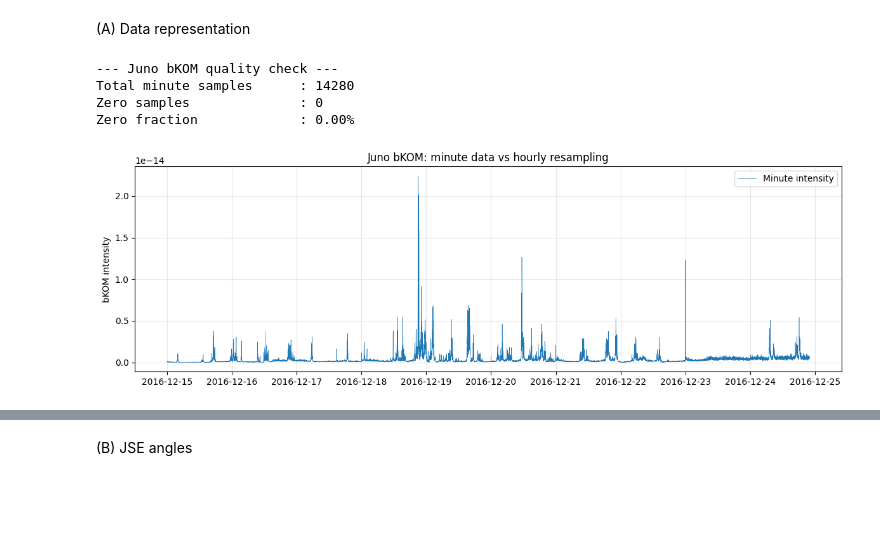
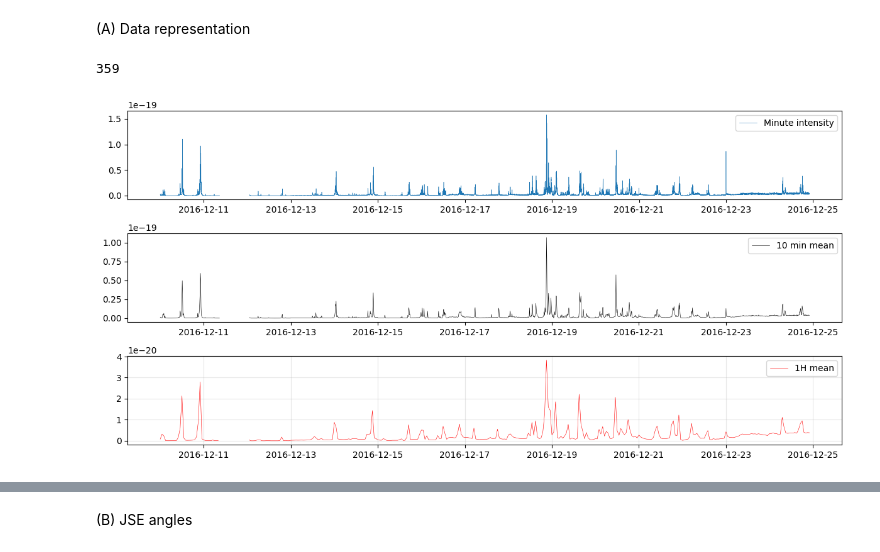
Before and after one commit to Kartav33/ERICA-JS, a Jupyter notebook: 02_event_detection.ipynb, the cells around one changed output, grey strips where cells are left out. Drawn from its saved outputs; the diff is of its cells as text; code cells hidden in the pictures; blank space fills up the shorter version.

```diff
--- a/02_event_detection.ipynb
+++ b/02_event_detection.ipynb
@@ -23,15 +23,12 @@ import numpy as np
 
 # A.0 Analysis interval
 
-start = pd.Timestamp("2016-12-15 00:00:00")
+start = pd.Timestamp("2016-12-10 00:00:00")
 end   = pd.Timestamp("2016-12-24 22:00:00")
 # %%
 # A.1 Build Juno bKOM + distance dataframe
-df_juno_min = pd.DataFrame({"time": pd.to_datetime(time_over_year_sec, unit="s"), "intensity_raw": normalized_integrated_intensity_bKOM, "dist_RJ": obdist})
+df_juno_min = pd.DataFrame({"time": pd.to_datetime(time_over_year_sec, unit="s"), "intensity": normalized_integrated_intensity_bKOM/pow(377,2), "dist_RJ": obdist})
 df_juno_min = df_juno_min.set_index("time").sort_index()
-
-# Replace non-physical intensity values with NaN
-df_juno_min["intensity"] = df_juno_min["intensity_raw"].where(df_juno_min["intensity_raw"] > 0, np.nan)
 
 # Slice minute-level data
 df_juno_min_subset = df_juno_min.loc[start:end].copy()
@@ -43,37 +40,42 @@ df_hourly["intensity"] = (df_juno_min["intensity"].resample("1H").mean())
 df_hourly["dist"] = (df_juno_min["dist_RJ"].resample("1H").mean())
 df_hourly1 = df_hourly.loc[start:end].copy()
 
+df_custom = pd.DataFrame()
+df_custom["intensity"] = (df_juno_min["intensity"].resample("10min").mean())
+df_custom["dist"] = (df_juno_min["dist_RJ"].resample("10min").mean())
+df_custom1 = df_custom.loc[start:end].copy()
+
 # A.3 Data-quality checks
-raw_subset = df_juno_min.loc[start:end, "intensity_raw"]
+raw_subset = df_hourly.loc[start:end, "intensity"]
 n_total = len(raw_subset)
 n_zero = (raw_subset == 0).sum()
 
-print("\n--- Juno bKOM quality check ---")
-print(f"Total minute samples      : {n_total}")
-print(f"Zero samples              : {n_zero}")
-print(f"Zero fraction             : {100*n_zero/n_total:.2f}%")
+print(n_total)
 # %% [output]
---- Juno bKOM quality check ---
-Total minute samples      : 14280
-Zero samples              : 0
-Zero fraction             : 0.00%
+359
 # %%
 # A.4 Resampling sanity plot
-fig, ax = plt.subplots(figsize=(12, 4))
+fig, ax = plt.subplots(3,1, figsize=(12, 6))
 
-ax.plot(df_juno_min_subset.index, df_juno_min_subset["intensity"], lw=0.4, label="Minute intensity")
-#ax.plot(df_hourly1.index, df_hourly1["intensity"], lw=1.8, color="black", label="Hourly mean")
+ax[0].plot(df_juno_min_subset.index, df_juno_min_subset["intensity"], lw=0.4, label="Minute intensity")
+ax[1].plot(df_custom1.index, df_custom1["intensity"], lw=0.4, color="black", label="10 min mean")
+ax[2].plot(df_hourly1.index, df_hourly1["intensity"], lw=0.4, color="red", label="1H mean")
+#ax[2].plot(PAR_smooth.index, PAR_smooth, color="red", lw=2, label="Smoothed $P_{dyn}$")
 
-#ax.set_yscale("log")
-ax.set_ylabel("bKOM intensity")
-ax.set_title("Juno bKOM: minute data vs hourly resampling")
-ax.legend()
-ax.grid(alpha=0.3)
+#ax[0].set_yscale("log")
+#ax[1].set_yscale("log")
+#ax[2].set_yscale("log")
+#ax[0].set_ylabel("bKOM intensity")
+#ax.set_title("Juno bKOM: minute data vs hourly resampling")
+ax[0].legend()
+ax[1].legend()
+ax[2].legend()
+plt.grid(alpha=0.3)
 
 plt.tight_layout()
 plt.show()
 # %% [output]
-[figure, old version]
+[figure, new version]
 # %%
 # A.5 MMESH variables
 P_dyn = MMESH_slicing(start, end, "P_dyn")
```
Also changed, not shown: parts of 21 cells of this notebook, 1 other file.
